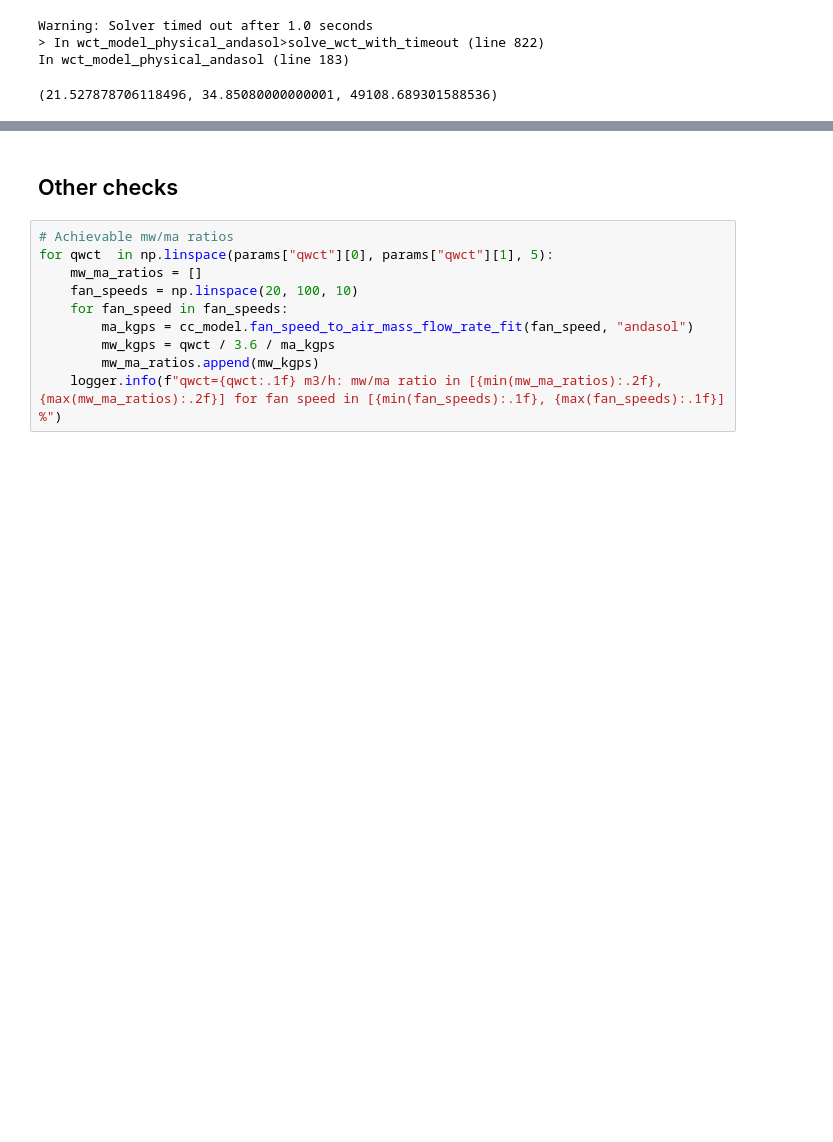
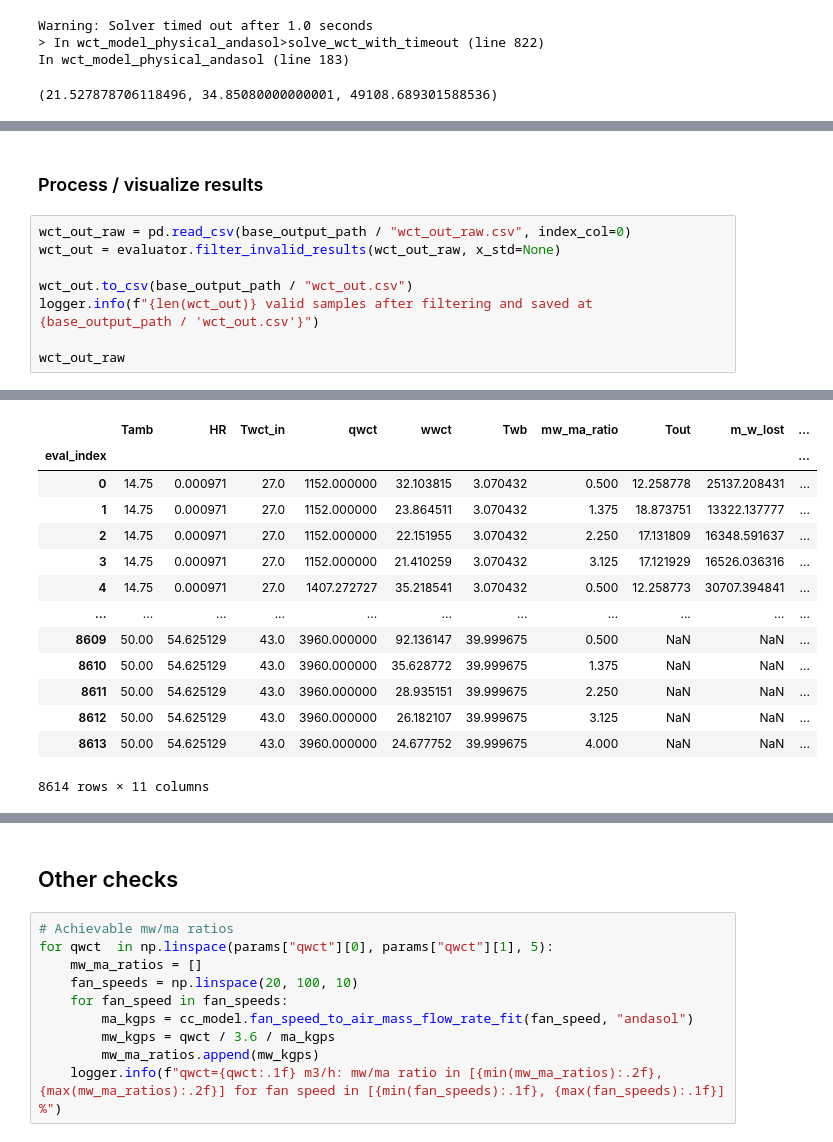
Before and after one commit to juan11iguel/SOLhycool, a Jupyter notebook: modeling/notebooks/model_inputs_exploration.ipynb, the cells around one changed output, grey strips where cells are left out. Cells and saved outputs as stored; diff of their text form; blank space fills up the shorter version.

```diff
--- a/modeling/notebooks/model_inputs_exploration.ipynb
+++ b/modeling/notebooks/model_inputs_exploration.ipynb
@@ -383,0 +365,11 @@ KeyboardInterrupt:
+# %% [markdown]
+### Process / visualize results
+# %%
+wct_out_raw = pd.read_csv(base_output_path / "wct_out_raw.csv", index_col=0)
+wct_out = evaluator.filter_invalid_results(wct_out_raw, x_std=None)
+
+wct_out.to_csv(base_output_path / "wct_out.csv")
+logger.info(f"{len(wct_out)} valid samples after filtering and saved at {base_output_path / 'wct_out.csv'}")
+
+wct_out_raw
+# %% [output]
@@ -383,0 +380,14 @@ KeyboardInterrupt:
+|  | Tamb | HR | Twct_in | qwct | wwct | Twb | mw_ma_ratio | Tout | m_w_lost | ... |
+| eval_index |  |  |  |  |  |  |  |  |  | ... |
+| 0 | 14.75 | 0.000971 | 27.0 | 1152.000000 | 32.103815 | 3.070432 | 0.500 | 12.258778 | 25137.208431 | ... |
+| 1 | 14.75 | 0.000971 | 27.0 | 1152.000000 | 23.864511 | 3.070432 | 1.375 | 18.873751 | 13322.137777 | ... |
+| 2 | 14.75 | 0.000971 | 27.0 | 1152.000000 | 22.151955 | 3.070432 | 2.250 | 17.131809 | 16348.591637 | ... |
+| 3 | 14.75 | 0.000971 | 27.0 | 1152.000000 | 21.410259 | 3.070432 | 3.125 | 17.121929 | 16526.036316 | ... |
+| 4 | 14.75 | 0.000971 | 27.0 | 1407.272727 | 35.218541 | 3.070432 | 0.500 | 12.258773 | 30707.394841 | ... |
+| ... | ... | ... | ... | ... | ... | ... | ... | ... | ... | ... |
+| 8609 | 50.00 | 54.625129 | 43.0 | 3960.000000 | 92.136147 | 39.999675 | 0.500 | NaN | NaN | ... |
+| 8610 | 50.00 | 54.625129 | 43.0 | 3960.000000 | 35.628772 | 39.999675 | 1.375 | NaN | NaN | ... |
+| 8611 | 50.00 | 54.625129 | 43.0 | 3960.000000 | 28.935151 | 39.999675 | 2.250 | NaN | NaN | ... |
+| 8612 | 50.00 | 54.625129 | 43.0 | 3960.000000 | 26.182107 | 39.999675 | 3.125 | NaN | NaN | ... |
+| 8613 | 50.00 | 54.625129 | 43.0 | 3960.000000 | 24.677752 | 39.999675 | 4.000 | NaN | NaN | ... |
+8614 rows × 11 columns
```
Also changed, not shown: parts of 5 cells of this notebook, 6 other files.
